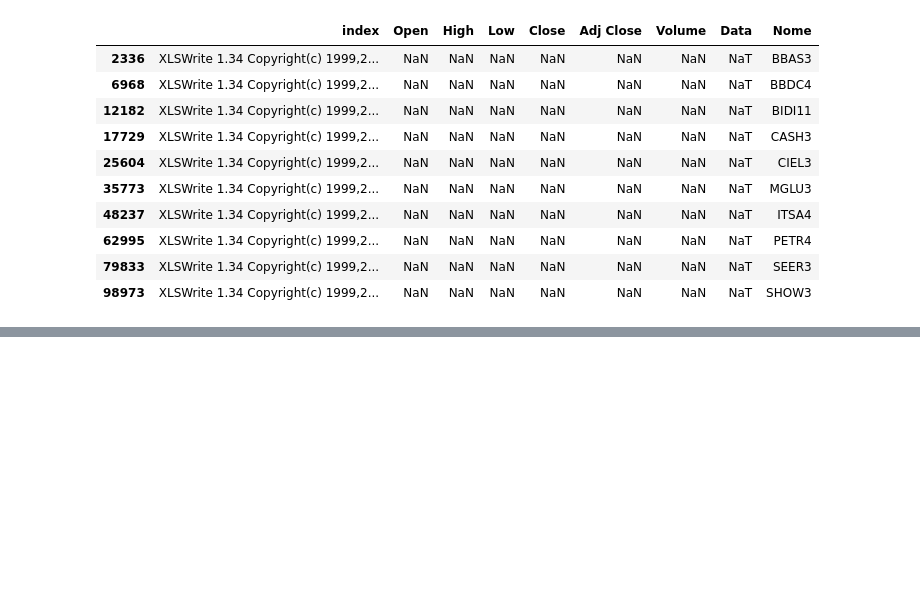
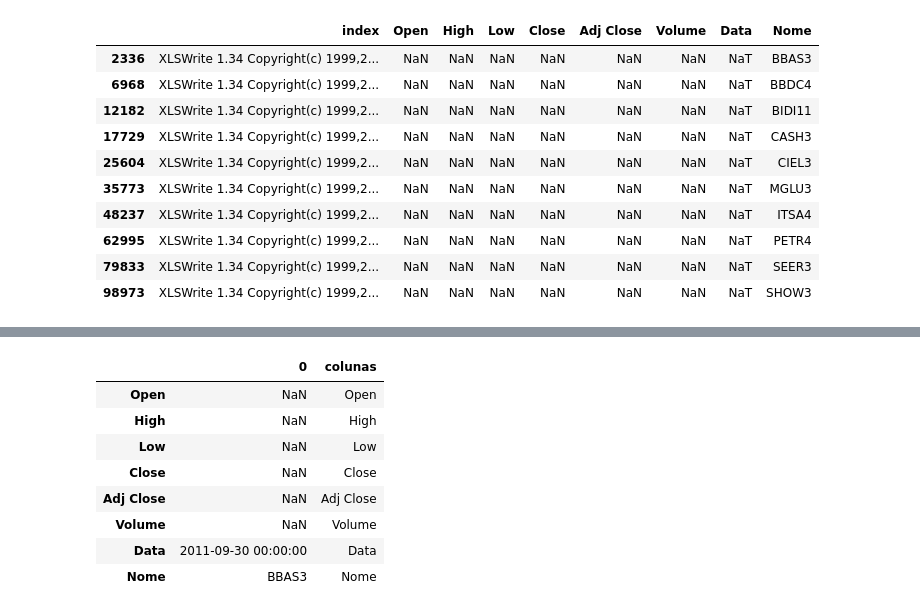
Before and after one commit to renannevesr/ETL, a Jupyter notebook: Acoes.ipynb, the cells around one changed output, grey strips where cells are left out. Saved outputs shown, nothing was run; the diff lists cells and outputs as text; code cells hidden in the pictures; blank space fills up the shorter version.

```diff
--- a/Acoes.ipynb
+++ b/Acoes.ipynb
@@ -159,0 +176,15 @@ cota_final.loc[filtro]
+# %%
+colunas_cota_final = cota_final.loc[0]
+colunas_cota_final = pd.DataFrame(colunas_cota_final)
+colunas_cota_final['colunas'] = colunas_cota_final.index
+colunas_cota_final
+# %% [output]
+|  | 0 | colunas |
+| Open | NaN | Open |
+| High | NaN | High |
+| Low | NaN | Low |
+| Close | NaN | Close |
+| Adj Close | NaN | Adj Close |
+| Volume | NaN | Volume |
+| Data | 2011-09-30 00:00:00 | Data |
+| Nome | BBAS3 | Nome |
```
Also changed, not shown: parts of 12 cells of this notebook.
